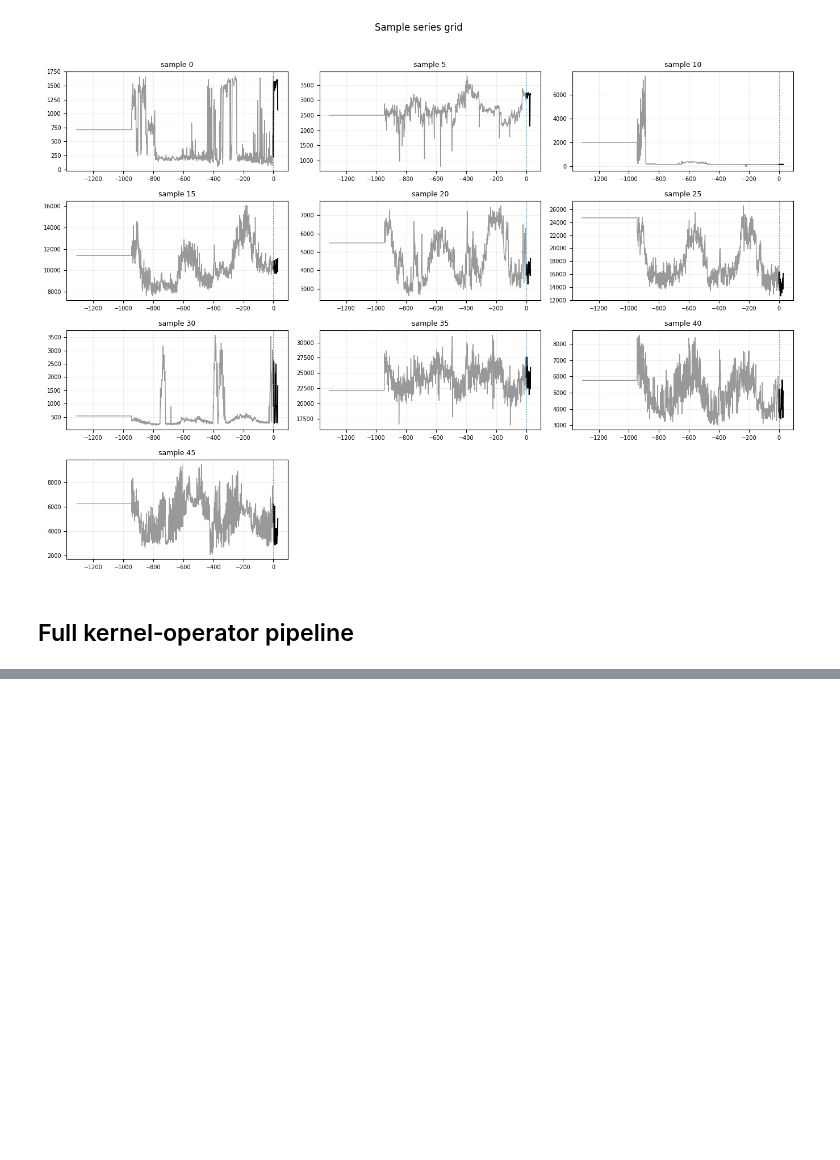
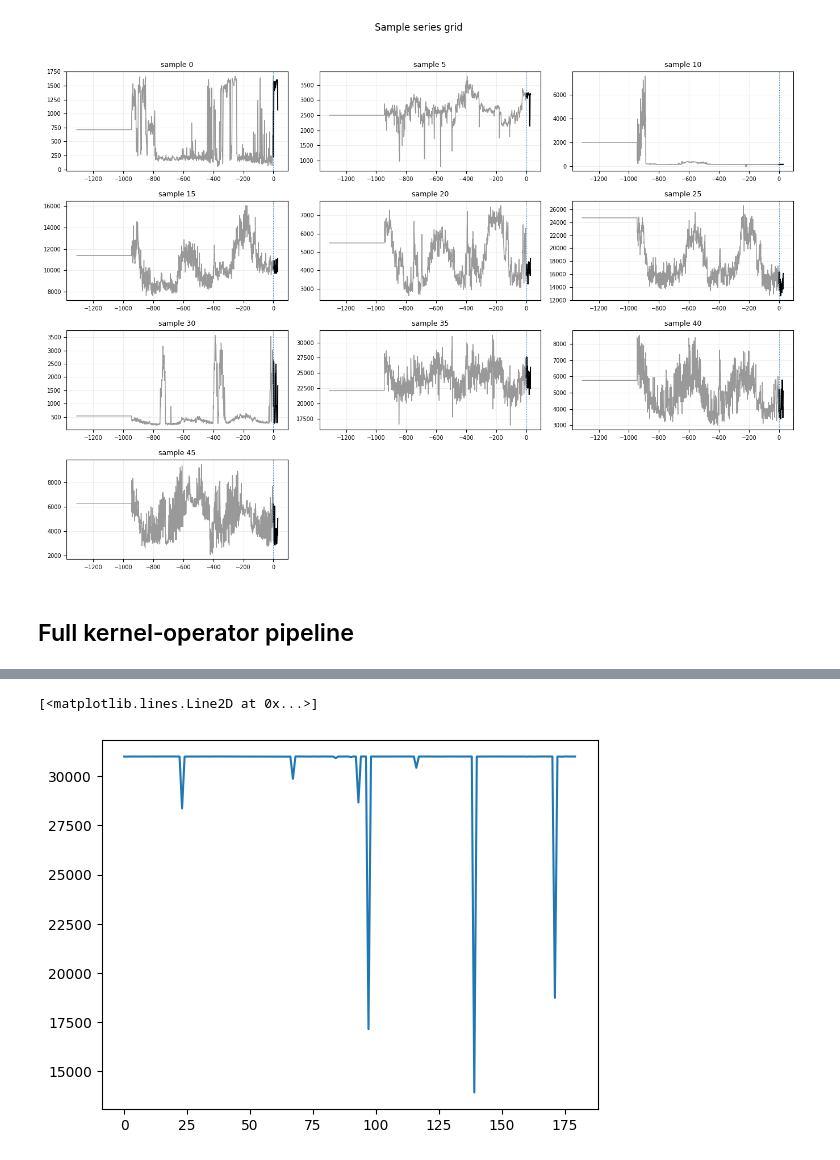
Before and after one commit to chahineNejm/kernels_playground, a Jupyter notebook: first_tests/tweaks.ipynb, the cells around one changed output, grey strips where cells are left out. Drawn from its saved outputs; the diff is of its cells as text; code cells hidden in the pictures; blank space fills up the shorter version.

```diff
--- a/first_tests/tweaks.ipynb
+++ b/first_tests/tweaks.ipynb
@@ -277,0 +170,43 @@ plt.xlabel("n_train"); plt.legend(); plt.show()
+# %%
+def build_mask_matrix_new(X: np.ndarray, min_run: int = 5) -> np.ndarray:
+    """
+    Build observation masks from data.
+
+    A dimension is marked as unobserved (0) if:
+      - the value is exactly zero, OR
+      - it belongs to a constant run of length >= min_run
+
+    Parameters
+    ----------
+    X : (n_samples, d) array
+    min_run : int
+        Minimum length of a constant stretch to be flagged as non-informative.
+        Default 5 — a plateau of 5+ identical consecutive values gets masked out.
+
+    Returns
+    -------
+    P : (d, n_samples) mask matrix.  Column j is the mask for sample j.
+    """
+    X = np.asarray(X, dtype=float)
+    n, d = X.shape
+    mask = np.ones_like(X, dtype=np.float64)
+
+    # mark zeros
+    mask[X == 0] = 0.0
+
+    # mark constant runs
+    if min_run >= 2:
+        for i in range(n):
+            row = X[i]
+            j = 0
+            while j < d:
+                # find end of constant run starting at j
+                k = j + 1
+                while k < d and row[k] == row[j]:
+                    k += 1
+                run_len = k - j
+                if run_len >= min_run:
+                    mask[i, j:k] = 0.0
+                j = k
+
+    return mask.T   # (d, n)
@@ -277,0 +277,5 @@ plt.xlabel("n_train"); plt.legend(); plt.show()
+# %%
+plt.plot(P_train.sum(axis=0))
+# %% [output]
+[<matplotlib.lines.Line2D at 0x...>]
+[figure, added]
```
Also changed, not shown: parts of 24 cells of this notebook.
